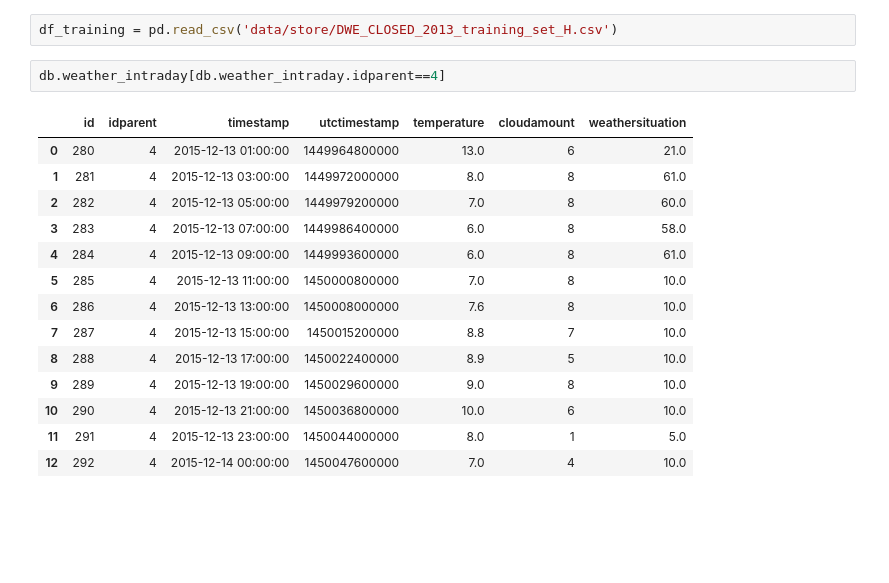
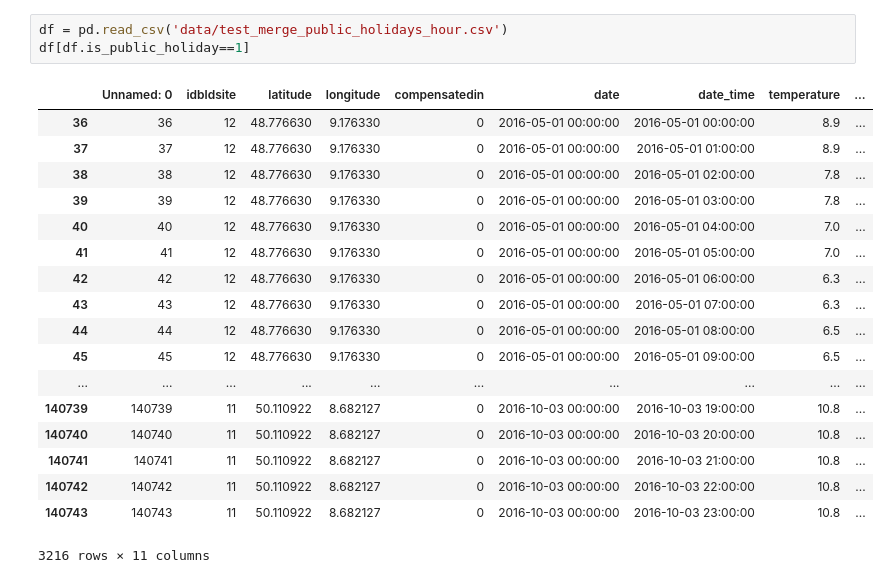
Before and after one commit to clementlefevre/dilax, a Jupyter notebook: prediction/Test.ipynb, the cells around one changed output. Saved outputs shown, nothing was run; the diff lists cells and outputs as text; blank space fills up the shorter version.

Commit message:
Fix merging on hour

```diff
--- a/prediction/Test.ipynb
+++ b/prediction/Test.ipynb
@@ -24,19 +70,22 @@ db =  db_manager.DB_manager(db_params=db_params)
 # %%
-df_training = pd.read_csv('data/store/DWE_CLOSED_2013_training_set_H.csv')
+df = pd.read_csv('data/test_merge_public_holidays_hour.csv')
+df[df.is_public_holiday==1]
+# %% [output]
+|  | Unnamed: 0 | idbldsite | latitude | longitude | compensatedin | date | date_time | temperature | ... |
+| 36 | 36 | 12 | 48.776630 | 9.176330 | 0 | 2016-05-01 00:00:00 | 2016-05-01 00:00:00 | 8.9 | ... |
+| 37 | 37 | 12 | 48.776630 | 9.176330 | 0 | 2016-05-01 00:00:00 | 2016-05-01 01:00:00 | 8.9 | ... |
+| 38 | 38 | 12 | 48.776630 | 9.176330 | 0 | 2016-05-01 00:00:00 | 2016-05-01 02:00:00 | 7.8 | ... |
+| 39 | 39 | 12 | 48.776630 | 9.176330 | 0 | 2016-05-01 00:00:00 | 2016-05-01 03:00:00 | 7.8 | ... |
+| 40 | 40 | 12 | 48.776630 | 9.176330 | 0 | 2016-05-01 00:00:00 | 2016-05-01 04:00:00 | 7.0 | ... |
+| 41 | 41 | 12 | 48.776630 | 9.176330 | 0 | 2016-05-01 00:00:00 | 2016-05-01 05:00:00 | 7.0 | ... |
+| 42 | 42 | 12 | 48.776630 | 9.176330 | 0 | 2016-05-01 00:00:00 | 2016-05-01 06:00:00 | 6.3 | ... |
+| 43 | 43 | 12 | 48.776630 | 9.176330 | 0 | 2016-05-01 00:00:00 | 2016-05-01 07:00:00 | 6.3 | ... |
+| 44 | 44 | 12 | 48.776630 | 9.176330 | 0 | 2016-05-01 00:00:00 | 2016-05-01 08:00:00 | 6.5 | ... |
+| 45 | 45 | 12 | 48.776630 | 9.176330 | 0 | 2016-05-01 00:00:00 | 2016-05-01 09:00:00 | 6.5 | ... |
+| ... | ... | ... | ... | ... | ... | ... | ... | ... | ... |
+| 140739 | 140739 | 11 | 50.110922 | 8.682127 | 0 | 2016-10-03 00:00:00 | 2016-10-03 19:00:00 | 10.8 | ... |
+| 140740 | 140740 | 11 | 50.110922 | 8.682127 | 0 | 2016-10-03 00:00:00 | 2016-10-03 20:00:00 | 10.8 | ... |
+| 140741 | 140741 | 11 | 50.110922 | 8.682127 | 0 | 2016-10-03 00:00:00 | 2016-10-03 21:00:00 | 10.8 | ... |
+| 140742 | 140742 | 11 | 50.110922 | 8.682127 | 0 | 2016-10-03 00:00:00 | 2016-10-03 22:00:00 | 10.8 | ... |
+| 140743 | 140743 | 11 | 50.110922 | 8.682127 | 0 | 2016-10-03 00:00:00 | 2016-10-03 23:00:00 | 10.8 | ... |
+3216 rows × 11 columns
-# %%
-db.weather_intraday[db.weather_intraday.idparent==4]
-# %% [output]
-|  | id | idparent | timestamp | utctimestamp | temperature | cloudamount | weathersituation |
-| 0 | 280 | 4 | 2015-12-13 01:00:00 | 1449964800000 | 13.0 | 6 | 21.0 |
-| 1 | 281 | 4 | 2015-12-13 03:00:00 | 1449972000000 | 8.0 | 8 | 61.0 |
-| 2 | 282 | 4 | 2015-12-13 05:00:00 | 1449979200000 | 7.0 | 8 | 60.0 |
-| 3 | 283 | 4 | 2015-12-13 07:00:00 | 1449986400000 | 6.0 | 8 | 58.0 |
-| 4 | 284 | 4 | 2015-12-13 09:00:00 | 1449993600000 | 6.0 | 8 | 61.0 |
-| 5 | 285 | 4 | 2015-12-13 11:00:00 | 1450000800000 | 7.0 | 8 | 10.0 |
-| 6 | 286 | 4 | 2015-12-13 13:00:00 | 1450008000000 | 7.6 | 8 | 10.0 |
-| 7 | 287 | 4 | 2015-12-13 15:00:00 | 1450015200000 | 8.8 | 7 | 10.0 |
-| 8 | 288 | 4 | 2015-12-13 17:00:00 | 1450022400000 | 8.9 | 5 | 10.0 |
-| 9 | 289 | 4 | 2015-12-13 19:00:00 | 1450029600000 | 9.0 | 8 | 10.0 |
-| 10 | 290 | 4 | 2015-12-13 21:00:00 | 1450036800000 | 10.0 | 6 | 10.0 |
-| 11 | 291 | 4 | 2015-12-13 23:00:00 | 1450044000000 | 8.0 | 1 | 5.0 |
-| 12 | 292 | 4 | 2015-12-14 00:00:00 | 1450047600000 | 7.0 | 4 | 10.0 |
```
Also changed, not shown: parts of 19 cells of this notebook, 20 other files.
